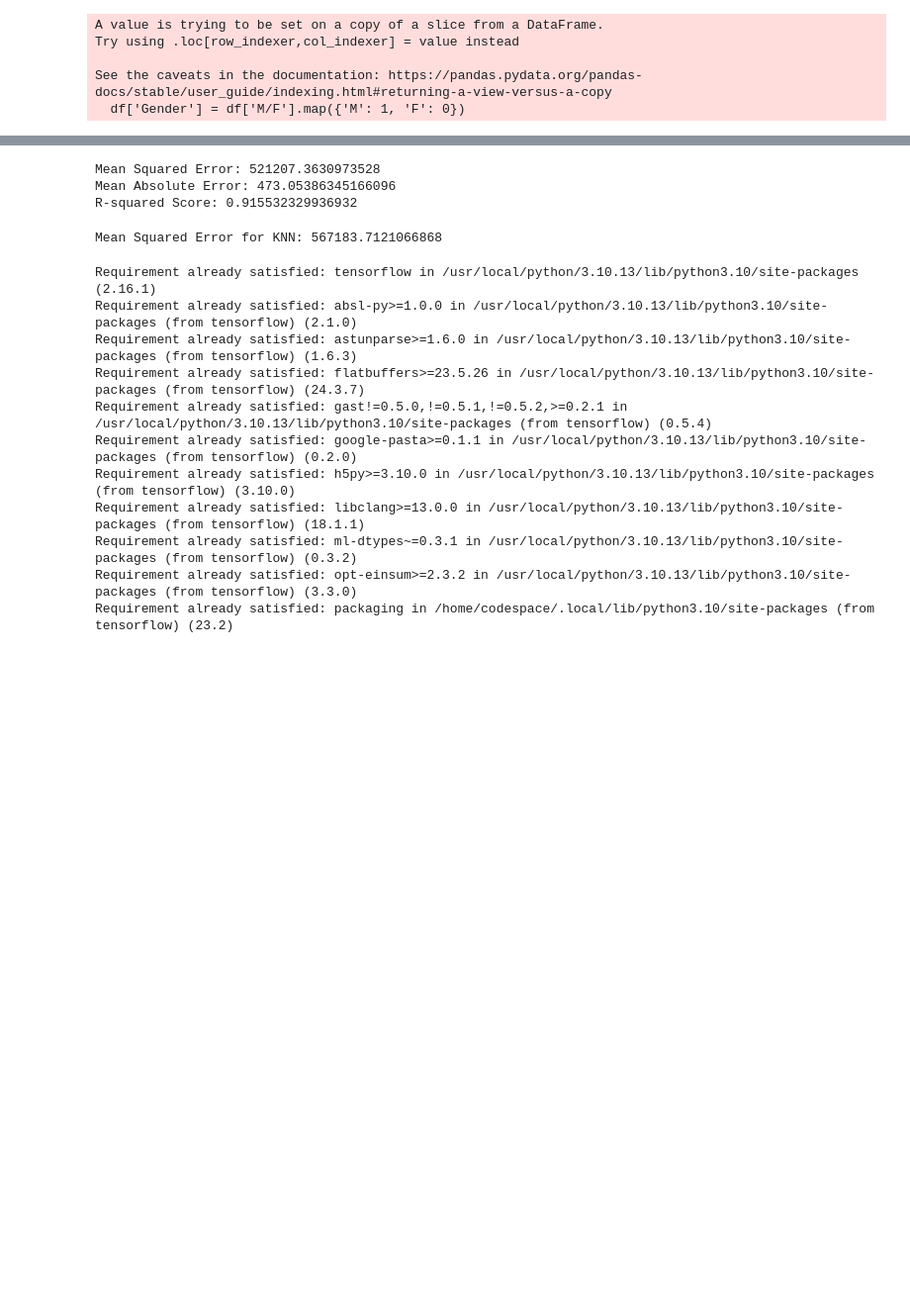
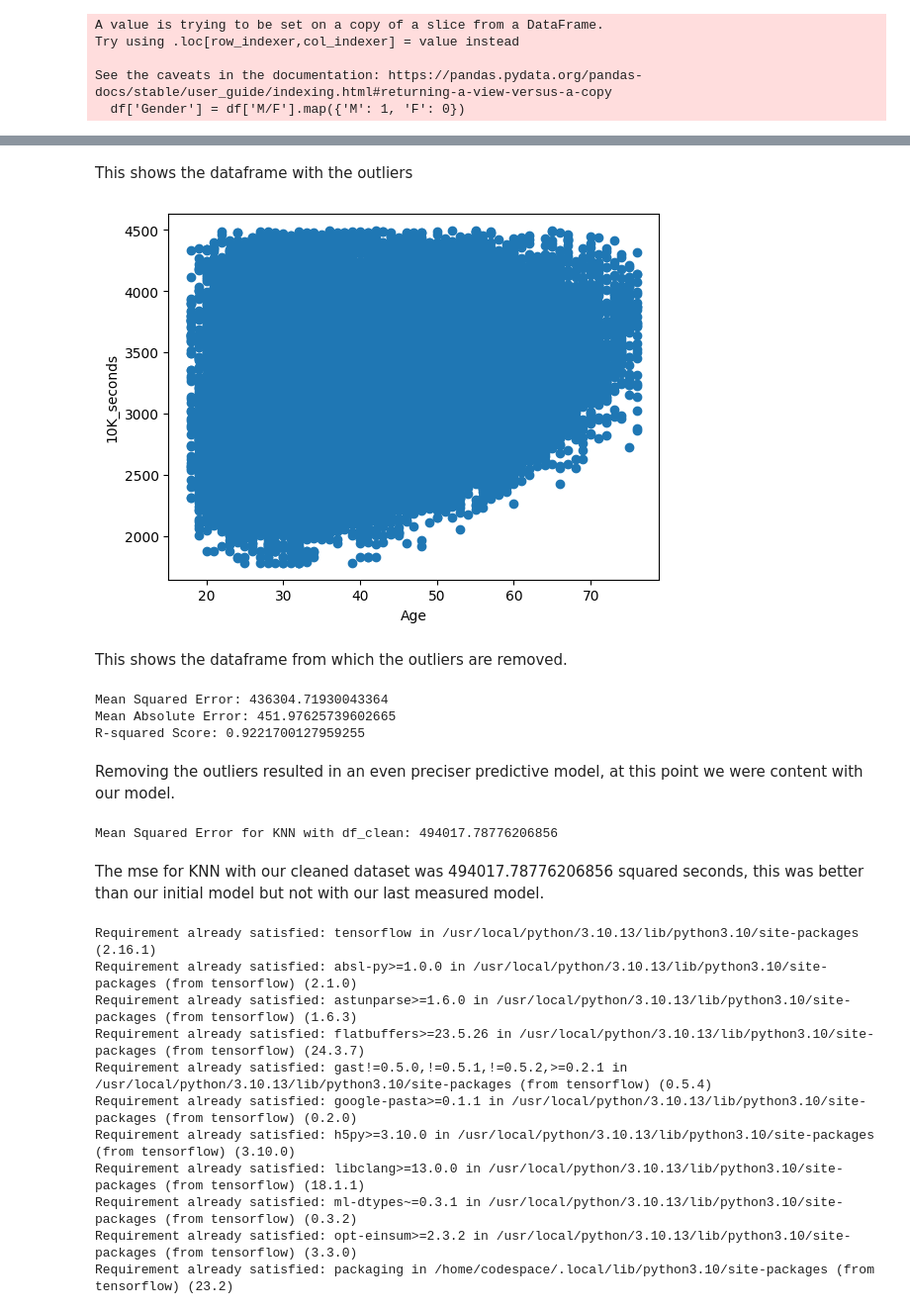
Before and after one commit to martijnvdw2002/dataminingmm, a Jupyter notebook: dataminingmm.ipynb, the cells around one changed output, grey strips where cells are left out. Shown at 99% size. Drawn from its saved outputs; the diff is of its cells as text; code cells hidden in the pictures; blank space fills up the shorter version.

```diff
--- a/dataminingmm.ipynb
+++ b/dataminingmm.ipynb
@@ -168,0 +169,7 @@ See the caveats in the documentation: https://pandas.pydata.org/pandas-docs/stab
+# %%
+from scipy import stats
+import numpy as np
+
+# Calculate Z-scores of `df`
+z = np.abs(stats.zscore(df.select_dtypes(include=[np.number])))
+df_clean = df[(z < 3).all(axis=1)]
@@ -169,14 +185,31 @@ See the caveats in the documentation: https://pandas.pydata.org/pandas-docs/stab
+# %% [markdown]
+This shows the dataframe with the outliers
+# %%
+plt.scatter(df_clean['Age'], df_clean['10K_seconds'])
+plt.xlabel('Age')
+plt.ylabel('10K_seconds')
+plt.show()
+# %% [output]
+[figure, added]
+# %% [markdown]
+This shows the dataframe from which the outliers are removed.
 # %%
 # Assuming df is your cleaned dataframe and 'Half' is the column with the half marathon times.
 
 # Convert 'Half' to total seconds for the model, using the same function as before.
-df['Half_seconds'] = df['Half'].apply(time_to_seconds)
+df_clean.loc[:, 'Half_seconds'] = df_clean['Half'].apply(time_to_seconds)
 
 # Drop rows with NaN values that resulted from conversion errors
-df = df.dropna(subset=['Half_seconds'])
+# Verwijder rijen met NaN waarden in zowel X als y
+df_clean = df_clean.dropna(subset=['Half_seconds'])
+
+# Update X en y na het opruimen
+X = df_clean[['10K_seconds', 'Age', 'Gender', 'Half_seconds']]
+y = df_clean['Official_Time_seconds']
+
 
 # Now define your features with '10K_seconds', 'Age', 'Gender', and 'Half_seconds'
-X = df[['10K_seconds', 'Age', 'Gender', 'Half_seconds']]  # Features
+X = df_clean[['10K_seconds', 'Age', 'Gender', 'Half_seconds']]  # Features
 
 # Split the data into training and testing sets as before
 X_train, X_test, y_train, y_test = train_test_split(X, y, test_size=0.2, random_state=42)
@@ -197,18 +230,19 @@ print(f'Mean Squared Error: {mse}')
 print(f'Mean Absolute Error: {mae}')
 print(f'R-squared Score: {r2}')
 # %% [output]
-Mean Squared Error: 521207.3630973528
-Mean Absolute Error: 473.05386345166096
-R-squared Score: 0.915532329936932
+Mean Squared Error: 436304.71930043364
+Mean Absolute Error: 451.97625739602665
+R-squared Score: 0.9221700127959255
+# %% [markdown]
+Removing the outliers resulted in an even preciser predictive model, at this point we were content with our model.
 # %%
 from sklearn.neighbors import KNeighborsRegressor
 from sklearn.preprocessing import StandardScaler
 from sklearn.metrics import mean_squared_error, r2_score
 from sklearn.model_selection import train_test_split
 
-# Assuming you've already prepared your DataFrame `df` and selected features and target
-X = df[['10K_seconds', 'Age', 'Gender', 'Half_seconds']]  # Features
-y = df['Official_Time_seconds']  # Target
+X = df_clean[['10K_seconds', 'Age', 'Gender', 'Half_seconds']]  # Features
+y = df_clean['Official_Time_seconds']  # Target
 
 # Scaling features
 scaler = StandardScaler()
@@ -228,9 +262,11 @@ y_pred = knn.predict(X_test)
 
 # Evaluate the model
 mse = mean_squared_error(y_test, y_pred)
-print(f'Mean Squared Error for KNN: {mse}')
+print(f'Mean Squared Error for KNN with df_clean: {mse}')
 # %% [output]
-Mean Squared Error for KNN: 567183.7121066868
+Mean Squared Error for KNN with df_clean: 494017.78776206856
+# %% [markdown]
+The mse for KNN with our cleaned dataset was 494017.78776206856 squared seconds, this was better than our initial model but not with our last measured model.
 # %%
 pip install tensorflow
 # %% [output]
```
Also changed, not shown: parts of 20 cells of this notebook.
